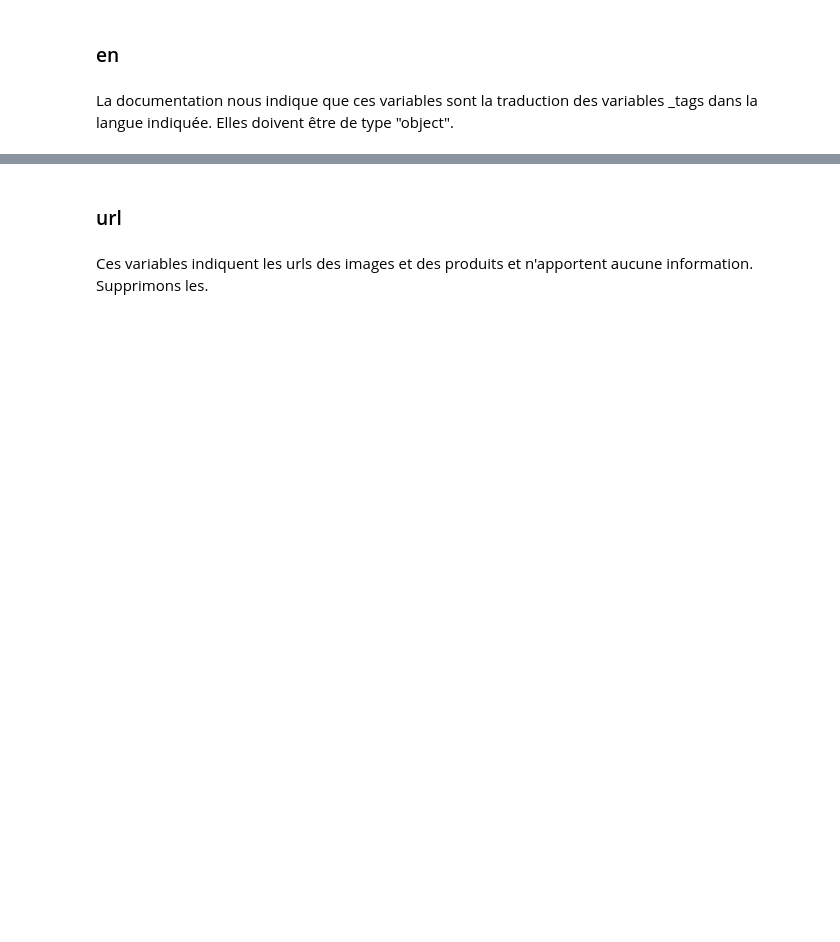
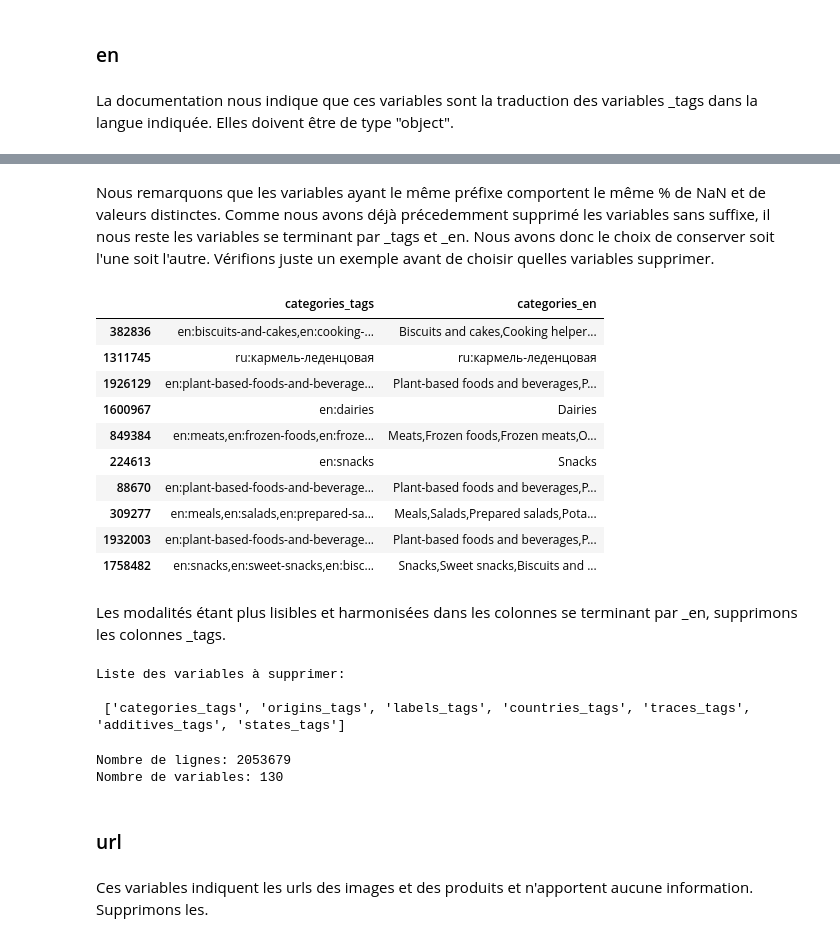
Before and after one commit to Milie-Mimi/OC_DS_Project3, a Jupyter notebook: Projet_3_Cleaning_EGR.ipynb, the cells around one changed output, grey strips where cells are left out. Saved outputs shown, nothing was run; the diff lists cells and outputs as text; code cells hidden in the pictures; blank space fills up the shorter version.

```diff
--- a/Projet_3_Cleaning_EGR.ipynb
+++ b/Projet_3_Cleaning_EGR.ipynb
@@ -611,5 +528,0 @@ print(f'Colonnes _tags à supprimer:\n\n {liste_col_suppr}')
-# %%
-# Suppression des variables avec suffixe _tags
-openfoodfacts_tags.drop(liste_col_suppr, axis = 'columns', inplace = True)
-
-print(f"Nombre de lignes: {openfoodfacts_tags.shape[0]}\nNombre de variables: {openfoodfacts_tags.shape[1]}")
@@ -616,3 +581,37 @@ print(f"Nombre de lignes: {openfoodfacts_tags.shape[0]}\nNombre de variables: {o
+# %% [markdown]
+Nous remarquons que les variables ayant le même préfixe comportent le même % de NaN et de valeurs distinctes. Comme nous avons déjà précedemment supprimé les variables sans suffixe, il nous reste les variables se terminant par _tags et _en. Nous avons donc le choix de conserver soit l'une soit l'autre. Vérifions juste un exemple avant de choisir quelles variables supprimer.
+# %%
+openfoodfacts_tags[~openfoodfacts_tags['categories_tags'].isnull()][['categories_tags', 'categories_en']].sample(10)
+# %% [output]
+|  | categories_tags | categories_en |
+| 382836 | en:biscuits-and-cakes,en:cooking-... | Biscuits and cakes,Cooking helper... |
+| 1311745 | ru:кармель-леденцовая | ru:кармель-леденцовая |
+| 1926129 | en:plant-based-foods-and-beverage... | Plant-based foods and beverages,P... |
+| 1600967 | en:dairies | Dairies |
+| 849384 | en:meats,en:frozen-foods,en:froze... | Meats,Frozen foods,Frozen meats,O... |
+| 224613 | en:snacks | Snacks |
+| 88670 | en:plant-based-foods-and-beverage... | Plant-based foods and beverages,P... |
+| 309277 | en:meals,en:salads,en:prepared-sa... | Meals,Salads,Prepared salads,Pota... |
+| 1932003 | en:plant-based-foods-and-beverage... | Plant-based foods and beverages,P... |
+| 1758482 | en:snacks,en:sweet-snacks,en:bisc... | Snacks,Sweet snacks,Biscuits and ... |
+# %% [markdown]
+Les modalités étant plus lisibles et harmonisées dans les colonnes se terminant par _en, supprimons les colonnes _tags.
+# %%
+liste_col_suppr = openfoodfacts_tags.iloc[:,(openfoodfacts_tags.columns.isin(liste_col_en)) &
+                                        (openfoodfacts_tags.columns.str.endswith('_tags'))].columns.unique().tolist()
+print(f"Liste des variables à supprimer: \n\n {liste_col_suppr}")
+# %% [output]
+Liste des variables à supprimer:
+
+ ['categories_tags', 'origins_tags', 'labels_tags', 'countries_tags', 'traces_tags', 'additives_tags', 'states_tags']
+# %%
+# Suppression des variables avec suffixe _tags
+openfoodfacts_en = openfoodfacts_tags.drop(liste_col_suppr, axis = 'columns', inplace = False)
+
+print(f"Nombre de lignes: {openfoodfacts_en.shape[0]}\nNombre de variables: {openfoodfacts_en.shape[1]}")
+# %% [output]
+Nombre de lignes: 2053679
+Nombre de variables: 130
 # %% [markdown]
 ### url <a class="anchor" id="url"></a>
 # %% [markdown]
```
Also changed, not shown: parts of 96 cells of this notebook.
